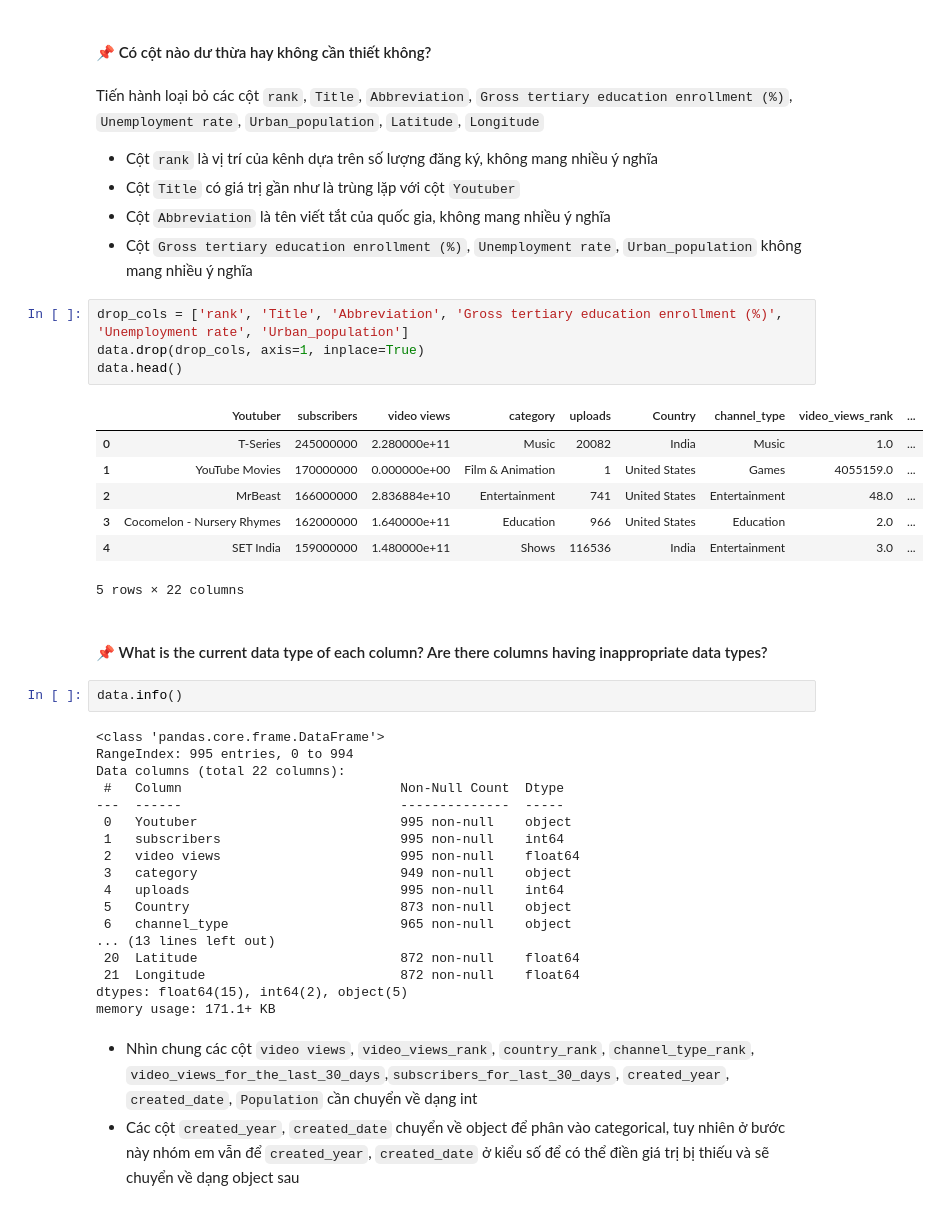
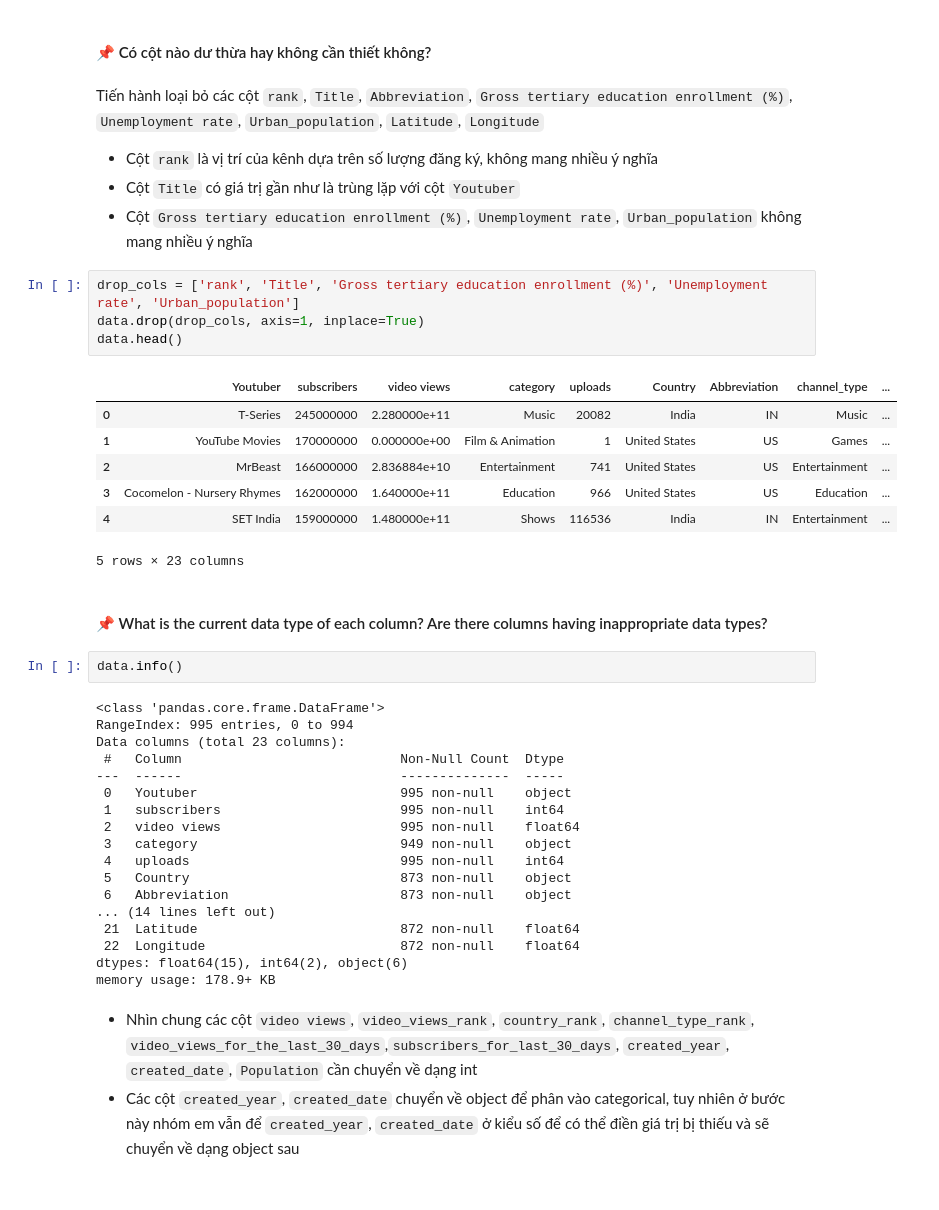
Before and after one commit to BaoDias2505/Final_Project_P4DS, a Jupyter notebook: 21127221_21127583.ipynb, the cells around one changed output. Cells and saved outputs as stored; diff of their text form.

```diff
--- a/21127221_21127583.ipynb
+++ b/21127221_21127583.ipynb
@@ -248,20 +250,19 @@ Data have no duplicated line.!
 Tiến hành loại bỏ các cột `rank`, `Title`, `Abbreviation`, `Gross tertiary education enrollment (%)`, `Unemployment rate`, `Urban_population`, `Latitude`, `Longitude`
 - Cột `rank` là vị trí của kênh dựa trên số lượng đăng ký, không mang nhiều ý nghĩa
 - Cột `Title` có giá trị gần như là trùng lặp với cột `Youtuber`
-- Cột `Abbreviation` là tên viết tắt của quốc gia, không mang nhiều ý nghĩa
 - Cột  `Gross tertiary education enrollment (%)`, `Unemployment rate`, `Urban_population` không mang nhiều ý nghĩa
 # %%
-drop_cols = ['rank', 'Title', 'Abbreviation', 'Gross tertiary education enrollment (%)', 'Unemployment rate', 'Urban_population']
+drop_cols = ['rank', 'Title', 'Gross tertiary education enrollment (%)', 'Unemployment rate', 'Urban_population']
 data.drop(drop_cols, axis=1, inplace=True)
 data.head()
 # %% [output]
-|  | Youtuber | subscribers | video views | category | uploads | Country | channel_type | video_views_rank | ... |
-| 0 | T-Series | 245000000 | 2.280000e+11 | Music | 20082 | India | Music | 1.0 | ... |
-| 1 | YouTube Movies | 170000000 | 0.000000e+00 | Film & Animation | 1 | United States | Games | 4055159.0 | ... |
-| 2 | MrBeast | 166000000 | 2.836884e+10 | Entertainment | 741 | United States | Entertainment | 48.0 | ... |
-| 3 | Cocomelon - Nursery Rhymes | 162000000 | 1.640000e+11 | Education | 966 | United States | Education | 2.0 | ... |
-| 4 | SET India | 159000000 | 1.480000e+11 | Shows | 116536 | India | Entertainment | 3.0 | ... |
+|  | Youtuber | subscribers | video views | category | uploads | Country | Abbreviation | channel_type | ... |
+| 0 | T-Series | 245000000 | 2.280000e+11 | Music | 20082 | India | IN | Music | ... |
+| 1 | YouTube Movies | 170000000 | 0.000000e+00 | Film & Animation | 1 | United States | US | Games | ... |
+| 2 | MrBeast | 166000000 | 2.836884e+10 | Entertainment | 741 | United States | US | Entertainment | ... |
+| 3 | Cocomelon - Nursery Rhymes | 162000000 | 1.640000e+11 | Education | 966 | United States | US | Education | ... |
+| 4 | SET India | 159000000 | 1.480000e+11 | Shows | 116536 | India | IN | Entertainment | ... |
-5 rows × 22 columns
+5 rows × 23 columns
 # %% [markdown]
 #### 📌 What is the current data type of each column? Are there columns having inappropriate data types?
 # %%
@@ -269,7 +270,7 @@ data.info()
 # %% [output]
 <class 'pandas.core.frame.DataFrame'>
 RangeIndex: 995 entries, 0 to 994
-Data columns (total 22 columns):
+Data columns (total 23 columns):
  #   Column                            Non-Null Count  Dtype
 ---  ------                            --------------  -----
  0   Youtuber                          995 non-null    object
@@ -278,12 +279,12 @@ Data columns (total 22 columns):
  3   category                          949 non-null    object
  4   uploads                           995 non-null    int64
  5   Country                           873 non-null    object
- 6   channel_type                      965 non-null    object
-... (13 lines left out)
- 20  Latitude                          872 non-null    float64
- 21  Longitude                         872 non-null    float64
-dtypes: float64(15), int64(2), object(5)
-memory usage: 171.1+ KB
+ 6   Abbreviation                      873 non-null    object
+... (14 lines left out)
+ 21  Latitude                          872 non-null    float64
+ 22  Longitude                         872 non-null    float64
+dtypes: float64(15), int64(2), object(6)
+memory usage: 178.9+ KB
 # %% [markdown]
 - Nhìn chung các cột `video views`, `video_views_rank`, `country_rank`, `channel_type_rank`, `video_views_for_the_last_30_days`,`subscribers_for_last_30_days`, `created_year`, `created_date`, `Population` cần chuyển về dạng int
 - Các cột `created_year`, `created_date` chuyển về object để phân vào categorical, tuy nhiên ở bước này nhóm em vẫn để `created_year`, `created_date` ở kiểu số để có thể điền giá trị bị thiếu và sẽ chuyển về dạng object sau
```
Also changed, not shown: parts of 25 cells of this notebook, 1 other file.
